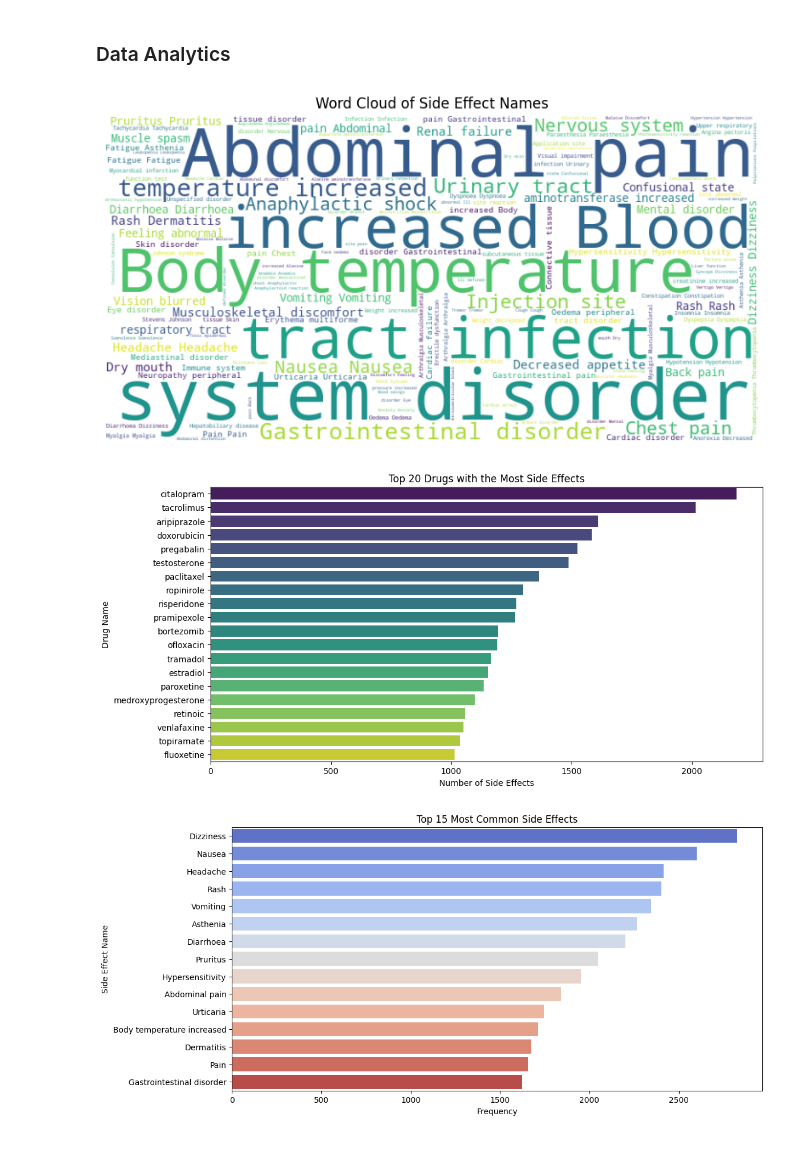
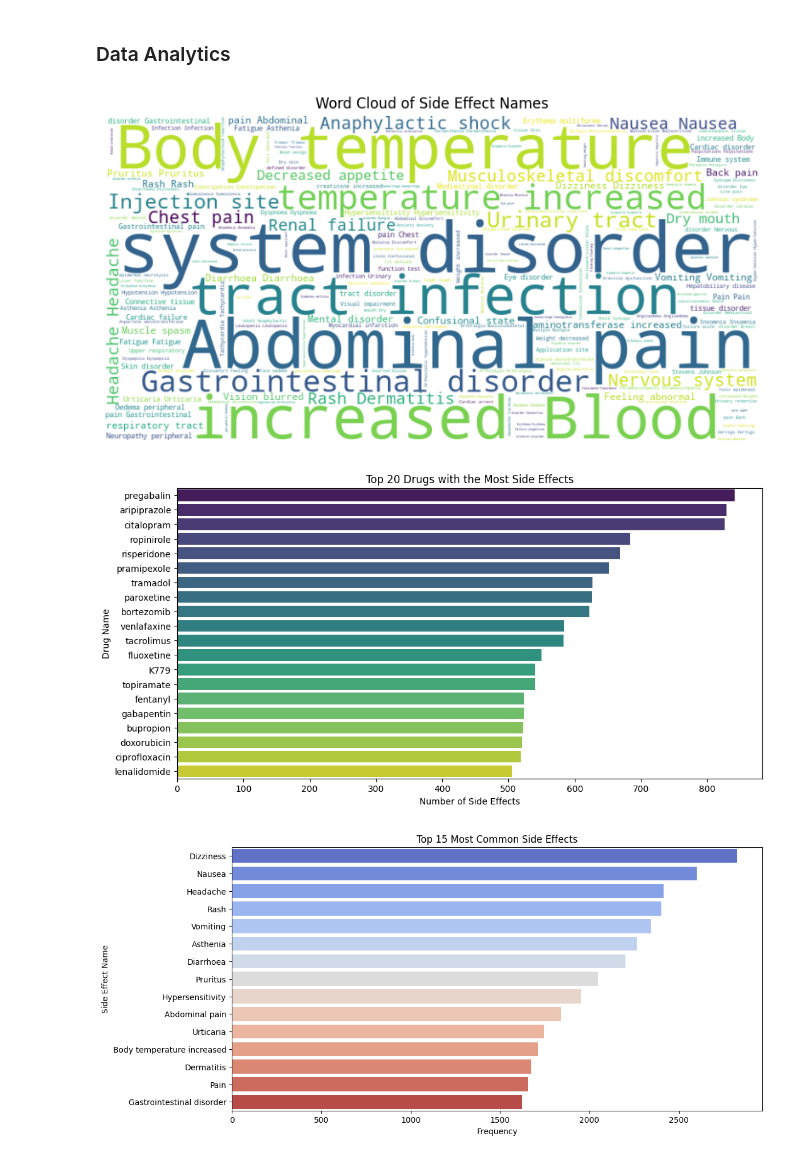
Before and after one commit to Icyfire18/Drug-Side-Effect-Prediction, a Jupyter notebook: scripts/DrugSideEffectsRecccomendationSystem.ipynb, the cells around one changed output. Drawn from its saved outputs; the diff is of its cells as text; code cells hidden in the pictures.

```diff
--- a/scripts/DrugSideEffectsRecccomendationSystem.ipynb
+++ b/scripts/DrugSideEffectsRecccomendationSystem.ipynb
@@ -61,13 +75,14 @@ disease_data_df.to_csv('../data/disease_data.csv', index=False)
 # %% [markdown]
 ### Check for missing values
 # %%
-# Checking for Missing Values
+# Checking for Missing Values and fill them if any
+
 missing_in_side_effect = {col: count for col, count in side_effects_df.isnull().sum().items() if count > 0}
 print(f"\nMissing values in Side Effects DataFrame: {missing_in_side_effect if missing_in_side_effect else 'None'}")
 
 for col in missing_in_side_effect.keys():
     mode_value = side_effects_df[col].mode()[0]  # Get the mode of the column
-    side_effects_df[col].fillna(mode_value, inplace=True)  # Fill the missing values with the mode
+    side_effects_df[col] = side_effects_df[col].fillna(mode_value)  # Fill the missing values with the mode
 
 missing_in_drug_names = {col: count for col, count in drug_names_df.isnull().sum().items() if count > 0}
 print(f"\nMissing values in Drug Names DataFrame: {missing_in_drug_names if missing_in_drug_names else 'None'}")
@@ -100,6 +110,7 @@ drug_se_df = side_effects_df.merge(drug_names_df, on='compound_id_flat') # 30984
 ### Data Analytics
 # %%
 # Generate a word cloud for side effect names
+
 side_effects_text = ' '.join(side_effects_df['side_effect_name'].dropna())
 wordcloud = WordCloud(width=800, height=400, background_color='white').generate(side_effects_text)
 
@@ -112,29 +123,35 @@ plt.show()
 
 ## These show the side effects which occur the most
 # %% [output]
-[figure, old version]
+[figure, new version]
 # %%
-# Count the number of side effects per drug
-side_effects_count = drug_se_df['drug_name'].value_counts().reset_index()
+# Counting the number of side effects for each drug
+
+side_effects_count = (
+    drug_se_df.groupby('drug_name')['side_effect_name']
+    .nunique()  # Count distinct side effects
+    .reset_index()
+    .sort_values(by='side_effect_name', ascending=False)
+)
 side_effects_count.columns = ['drug_name', 'side_effect_count']
 
 # Plotting the top 20 drugs with the most side effects
 plt.figure(figsize=(12, 6))
 sns.barplot(
     x='side_effect_count',
     y='drug_name',
     data=side_effects_count.head(20),
     hue='drug_name',  # Assigning hue to the y variable
     dodge=False,  # To avoid bars overlapping due to hue
     palette='viridis',
     legend=False  # Hiding the legend since we only need a color mapping
 )
 plt.title('Top 20 Drugs with the Most Side Effects')
 plt.xlabel('Number of Side Effects')
 plt.ylabel('Drug Name')
 plt.show()
 
 ## The above plot shows the top 20 drugs with the most side effects.
 # %% [output]
-[figure, old version]
+[figure, new version]
 # %%
```
Also changed, not shown: parts of 23 cells of this notebook, 1 other file.
